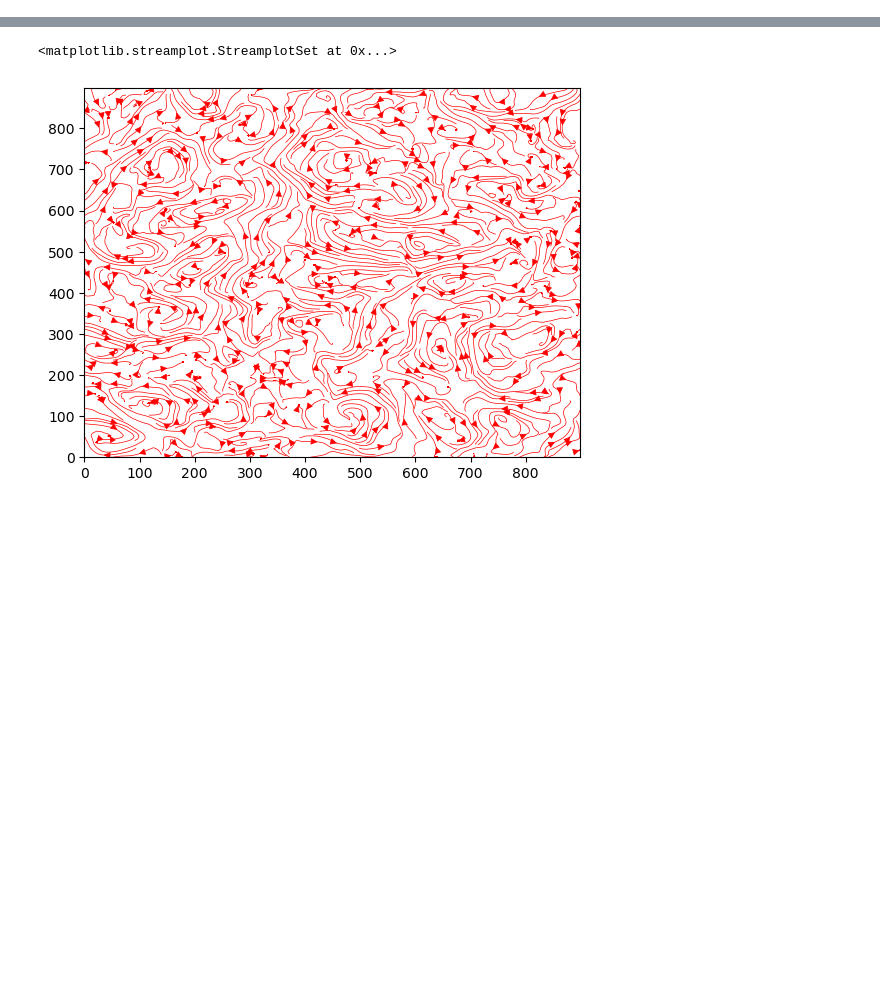
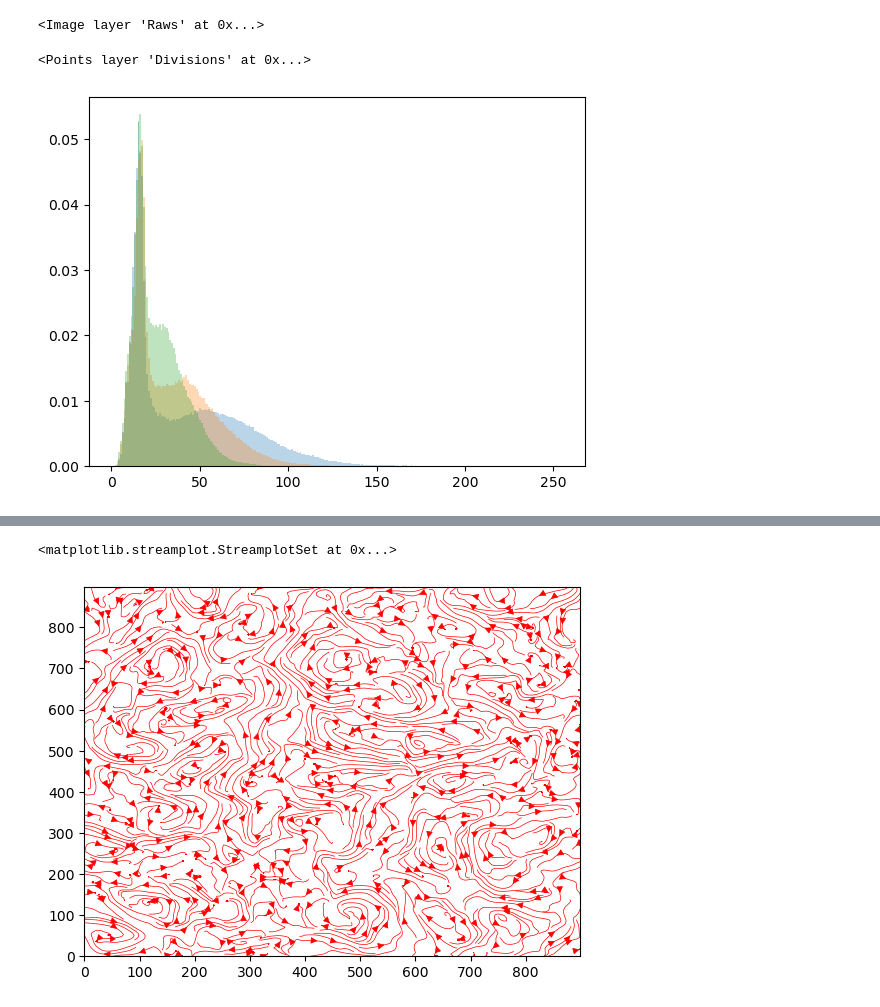
Before and after one commit to viciya/nematics, a Jupyter notebook: nematics/journals/napari_tracking.ipynb, the cells around one changed output, grey strips where cells are left out. Saved outputs shown, nothing was run; the diff lists cells and outputs as text; code cells hidden in the pictures; blank space fills up the shorter version.

Commit message:
life act with napari

```diff
--- a/nematics/journals/napari_tracking.ipynb
+++ b/nematics/journals/napari_tracking.ipynb
@@ -260,0 +286,61 @@ def flow_to_tracks(flow_series, step=40, iterations=None):
+# %%
+viewer = napari.Viewer()
+
+viewer.add_image(greens, name='Greens', colormap='green', opacity=1, contrast_limits=(.9, 8))
+viewer.add_image(reds, name='Reds', colormap='red', opacity=0.4, contrast_limits=(2, 4))
+viewer.add_image(raws, name='Raws', colormap='gray', opacity=0.4, contrast_limits=(0, 20))
+# %% [output]
+<Image layer 'Raws' at 0x...>
+# %%
+# Division events masked by the raw images, to be visualized in napari
+
+# path = r"C:\Users\victo\OneDrive - BGU\DATA\Odd_test\w700\s205"
+path = r"C:\Users\victo\OneDrive - BGU\DATA\Odd_test\w400\s88_3"
+image_list = natsorted(glob.glob(path + r"\Raw\*.tif"), key=lambda y: y.lower())
+mask_list = natsorted(glob.glob(path + r"\Mask2\*.png"), key=lambda y: y.lower())
+masks = np.array([cv2.imread(im, cv2.COLOR_RGB2GRAY) for im in mask_list])
+
+raws = np.array([255-cv2.imread(im, cv2.COLOR_RGB2GRAY) for im in image_list])
+
+df_path = path + r"\First_appearance_events.csv"
+divisions = pd.read_csv(df_path).dropna()
+# %%
+viewer = napari.Viewer()
+viewer.add_image(raws, name='Raws', colormap='gray')
+viewer.add_labels(masks, name="Segmentation", opacity=0.2)
+
+# Create the range of timestamps for each row
+df_expanded = divisions[['first_frame', 'first_y', 'first_x']][
+    (divisions['first_frame']>0)&(divisions['first_frame']<raws.shape[0]-5)
+    ].copy()
+df_expanded['first_frame'] = df_expanded['first_frame'].apply(lambda t: list(range(t, t + 5)))
+
+# Explode the list into individual rows
+df_expanded = df_expanded.explode('first_frame').reset_index(drop=True)
+
+# Add to napari
+viewer.add_points(
+    df_expanded[['first_frame', 'first_y', 'first_x']].values,
+    name='Divisions Expanded',
+    size=30,
+    face_color="#ff4747ff",
+    opacity=0.3,
+)
+
+viewer.add_points(
+    divisions[['first_frame', 'first_y', 'first_x']][divisions['first_frame']>0].values,
+    name='Divisions',
+    size=50,
+    face_color="#ff4747ff",
+    opacity=0.3,
+)
+# %% [output]
+<Points layer 'Divisions' at 0x...>
+# %%
+for r in raws[:3]:
+    # convert to 8-bit if necessary
+    if r.dtype != np.uint8:
+        r = cv2.normalize(r, None, 0, 255, cv2.NORM_MINMAX).astype(np.uint8)
+    plt.hist(r.ravel(), bins=256, range=(0, 255), density=True, alpha=0.3)
+# %% [output]
+[figure, added]
```
Also changed, not shown: parts of 16 cells of this notebook, 2 other files.
